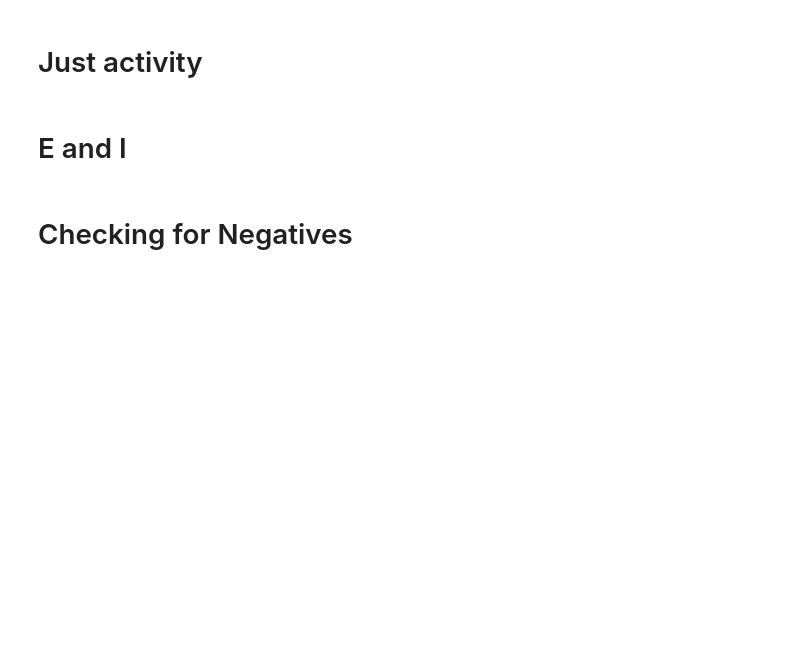
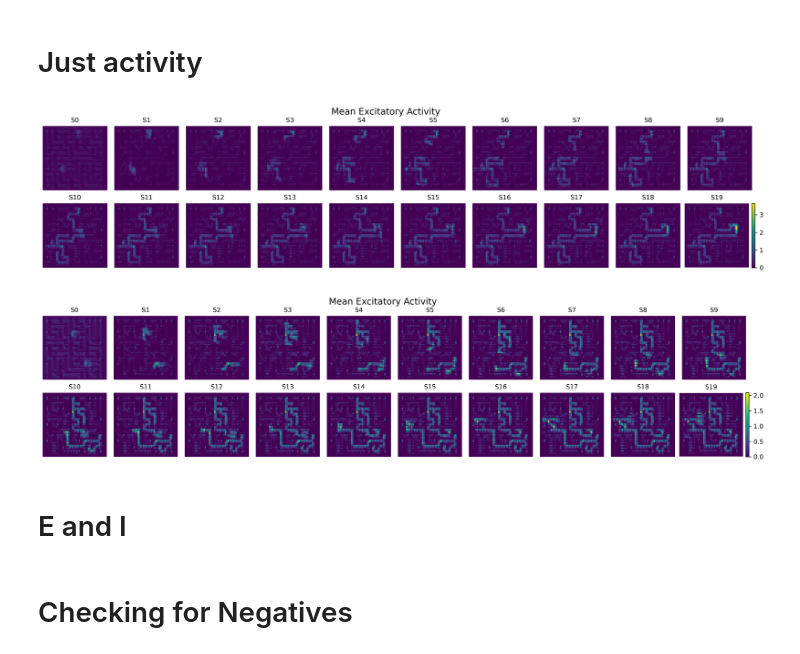
Before and after one commit to FieteLab/torch-biopl-dev, a Jupyter notebook: scripts/visualizing_activations.ipynb, the cells around one changed output. Drawn from its saved outputs; the diff is of its cells as text; code cells hidden in the pictures; blank space fills up the shorter version.

```diff
--- a/scripts/visualizing_activations.ipynb
+++ b/scripts/visualizing_activations.ipynb
@@ -271,6 +313,8 @@ checkpoint = 480
 wandb_name = "golden-universe-515"
 checkpoint = 320
 
+wandb_name, checkpoint = "dauntless-elevator-522", 390 # ReLU, with I->I recurrence
+
 # ——— Load model config & instantiate ———
 model, classifier, mazes, num_steps = load_model_and_config(wandb_name, checkpoint_path)
 
@@ -341,27 +381,25 @@ checkpoint = 480
 wandb_name = "golden-universe-515"
 checkpoint = 320
 
+wandb_name, checkpoint = "dauntless-elevator-522", 390 #Identity interneuron
+
+## CORRELATED DOTS ##
+# wandb_name, checkpoint = "fancy-silence-24", 370 #BIOPLNN
+# wandb_name, checkpoint = "glowing-deluge-31", 330 #CNN
+
 # ——— Load model config & instantiate ———
-model, classifier, mazes, num_steps = load_model_and_config(wandb_name, checkpoint_path)
+model, classifier, num_steps, cfg, state_dict = load_model_and_config(wandb_name, checkpoint_path)
 
-# ——— Load checkpoint & weights ———
-try:
-    state_dict = torch.load(checkpoint_path + f"{wandb_name}_{checkpoint}.pth", map_location=torch.device('cpu'))
-except:
-    state_dict = torch.load(checkpoint_path + f"{wandb_name}/{checkpoint}.pth", map_location=torch.device('cpu'))
+model.eval()
+# model.to(device)
 
-try:
-    state_dict = state_dict["model_state"]
-except:
-    pass
-
-model.load_state_dict(prepare_rnn_weights(state_dict))
-classifier.load_state_dict(state_dict)
+classifier.eval()
+# classifier.to(device)
 
 # ——— Plot settings ———
 excitatory = True
 input_channel = -1 # 0 is walls, -1 is starting points
-plot_maze = True
+plot_maze = False
 n, m = 3, 3  # activity grid dims
 sigma_filter = 1.0  # optional blur for weights
 output = False  # if True: kernels = e2e[:, j], else: kernels = e2e[j, :]
@@ -637,40 +655,43 @@ def plot_mean_channel_activity(
 
         # only add colorbar on the last panel
         if idx == len(step_indices) - 1:
             fig.colorbar(im, ax=ax, fraction=0.046, pad=0.04)
 
     plt.show()
 
 # ——— Load model config & instantiate ———
-model, classifier, mazes, num_steps = load_model_and_config(wandb_name, checkpoint_path)
+# model, classifier, mazes, num_steps = load_model_and_config(wandb_name, checkpoint_path)
 
-# ——— Load checkpoint & weights ———
-try:
-    state_dict = torch.load(checkpoint_path + f"{wandb_name}_{checkpoint}.pth", map_location=torch.device('cpu'))
-except:
-    state_dict = torch.load(checkpoint_path + f"{wandb_name}/{checkpoint}.pth", map_location=torch.device('cpu'))
-model.load_state_dict(prepare_rnn_weights(state_dict))
+# # ——— Load checkpoint & weights ———
+# try:
+#     state_dict = torch.load(checkpoint_path + f"{wandb_name}_{checkpoint}.pth", map_location=torch.device('cpu'))
+# except:
+#     state_dict = torch.load(checkpoint_path + f"{wandb_name}/{checkpoint}.pth", map_location=torch.device('cpu'))
+# model.load_state_dict(prepare_rnn_weights(state_dict))
 
 # ——— Plot settings ———
 excitatory = True
 n, m = 2, 10  # activity grid dims
 sigma_filter = 1.0  # optional blur for weights
 channels_to_plot = np.arange(8)
 sample_indices = [12, 13]
 do_highlight_self_kernel = False
 
 # Main plotting loop
 for plot_idx, sample_idx in enumerate(sample_indices):
     inp, label = inputs[sample_idx], labels[sample_idx]
     _, neuron_states, _ = model(inp.unsqueeze(0), num_steps=num_steps)
     activity = model.query_neuron_states(neuron_states, 0, 0 if excitatory else 1) \
                .detach().cpu()[0]  # shape (T, C)
 
     plot_mean_channel_activity(activity, n, m)
 
     # for channel_idx in channels_to_plot:
     #     plot_channel_activity_solo(
     #                 activity, channel_idx, n, m)
+# %% [output]
+[figure, added]
+[figure, added]
 # %% [markdown]
 # E and I
 # %%
```
Also changed, not shown: parts of 27 cells of this notebook, 12 other files.
